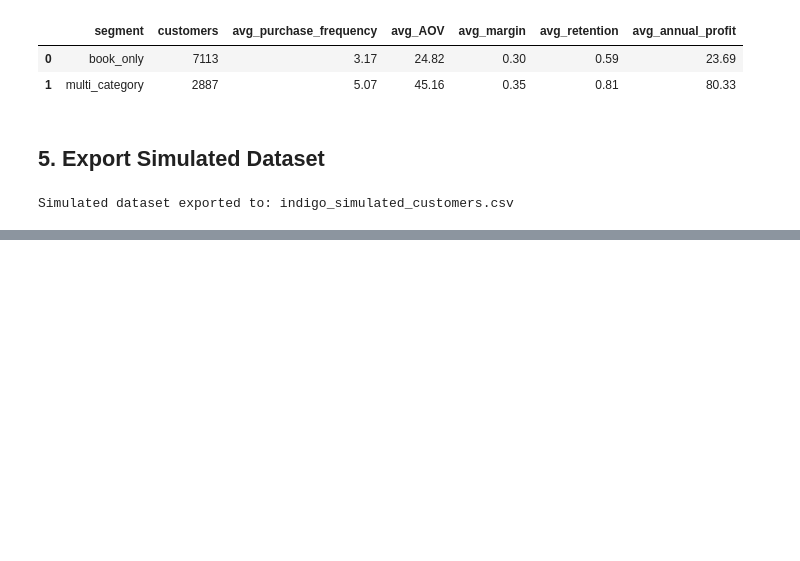
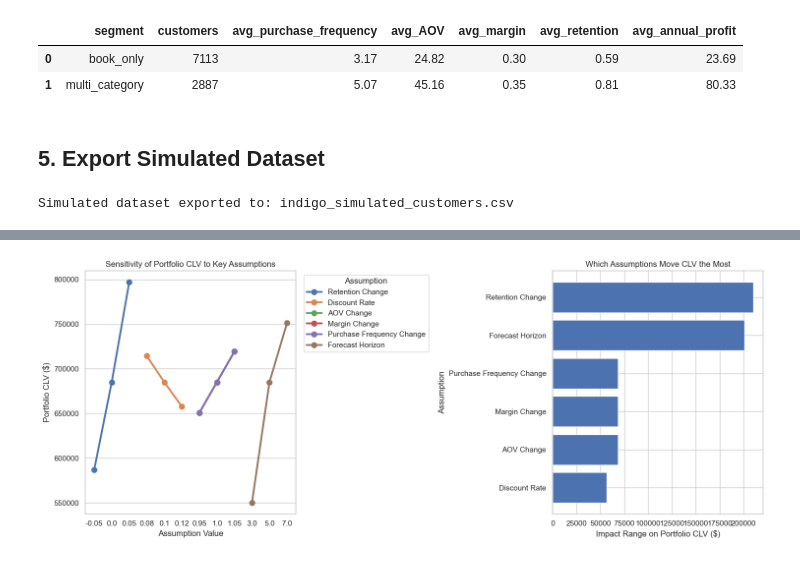
Before and after one commit to GuanlinTony/Fire_Marketing, a Jupyter notebook: Indigo_CLV_Project.ipynb, the cells around one changed output, grey strips where cells are left out. Drawn from its saved outputs; the diff is of its cells as text; code cells hidden in the pictures; blank space fills up the shorter version.

```diff
--- a/Indigo_CLV_Project.ipynb
+++ b/Indigo_CLV_Project.ipynb
@@ -307,0 +661,25 @@ Simulated dataset exported to: indigo_simulated_customers.csv
+# %%
+parameter_impact = sensitivity_summary.groupby("parameter").agg(
+    min_total_clv=("total_clv", "min"),
+    max_total_clv=("total_clv", "max")
+).reset_index()
+parameter_impact["impact_range"] = parameter_impact["max_total_clv"] - parameter_impact["min_total_clv"]
+parameter_impact = parameter_impact.sort_values("impact_range", ascending=True)
+
+fig, axes = plt.subplots(1, 2, figsize=(15, 6))
+
+sns.pointplot(data=sensitivity_summary, x="value", y="total_clv", hue="parameter", ax=axes[0])
+axes[0].set_title("Sensitivity of Portfolio CLV to Key Assumptions")
+axes[0].set_xlabel("Assumption Value")
+axes[0].set_ylabel("Portfolio CLV ($)")
+axes[0].legend(title="Assumption", bbox_to_anchor=(1.02, 1), loc="upper left")
+
+axes[1].barh(parameter_impact["parameter"], parameter_impact["impact_range"])
+axes[1].set_title("Which Assumptions Move CLV the Most")
+axes[1].set_xlabel("Impact Range on Portfolio CLV ($)")
+axes[1].set_ylabel("Assumption")
+
+plt.tight_layout()
+plt.show()
+# %% [output]
+[figure, added]
```
Also changed, not shown: parts of 11 cells of this notebook.
